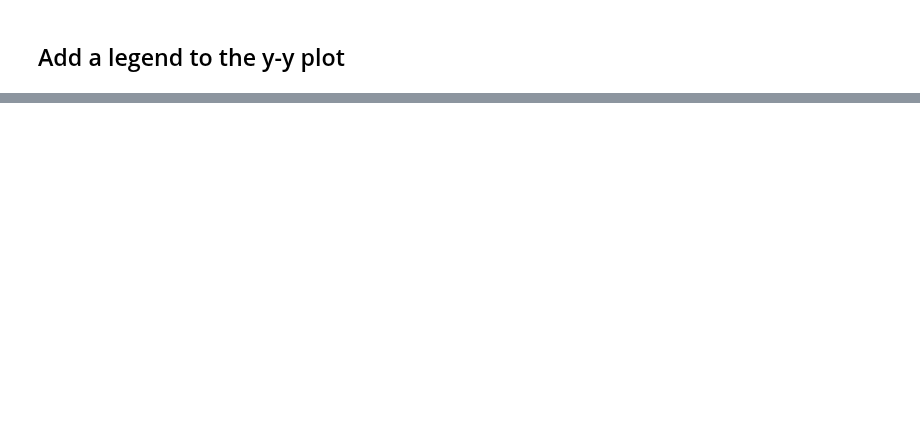
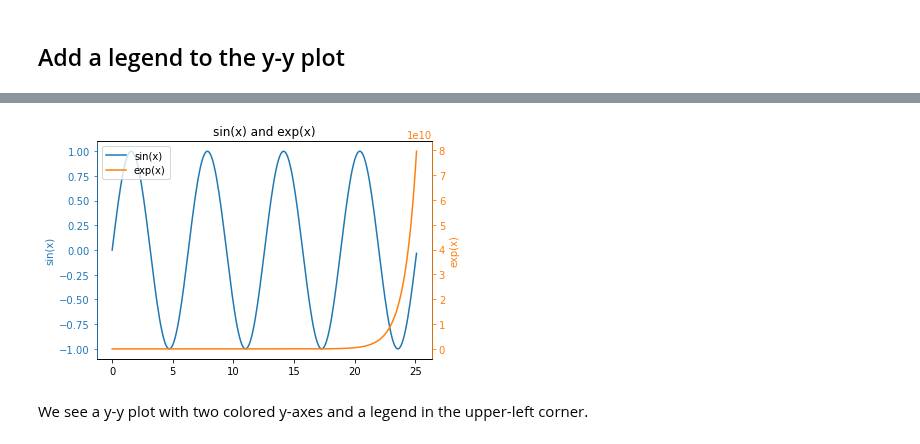
Before and after one commit to ProfessorKazarinoff/staticsite, a Jupyter notebook: content/code/matplotlib_plots/yy-plots.ipynb, the cells around one changed output, grey strips where cells are left out. Cells and saved outputs as stored; diff of their text form; code cells hidden in the pictures; blank space fills up the shorter version.

Commit message:
working on y-y plot post

```diff
--- a/content/code/matplotlib_plots/yy-plots.ipynb
+++ b/content/code/matplotlib_plots/yy-plots.ipynb
@@ -174,0 +195,24 @@ In this post...
+# %%
+fig, ax1 = plt.subplots()
+
+line1 = ax1.plot(x,y1)
+ax1.set_ylabel('sin(x)', color='C0')
+ax1.tick_params(axis='y', color='C0', labelcolor='C0')
+
+ax1.set_title('sin(x) and exp(x)')
+
+ax2 = ax1.twinx()
+line2 = ax2.plot(x,y2,'C1')
+ax2.set_ylabel('exp(x)', color='C1')
+ax2.tick_params(axis='y', color='C1', labelcolor='C1')
+ax2.spines['right'].set_color('C1')
+ax2.spines['left'].set_color('C0')
+
+lines = line1 + line2
+ax2.legend(lines, ['sin(x)','exp(x)'])
+
+plt.show()
+# %% [output]
+[figure, added]
+# %% [markdown]
+We see a y-y plot with two colored y-axes and a legend in the upper-left corner.
```
Also changed, not shown: parts of 26 cells of this notebook, 3 other files.
